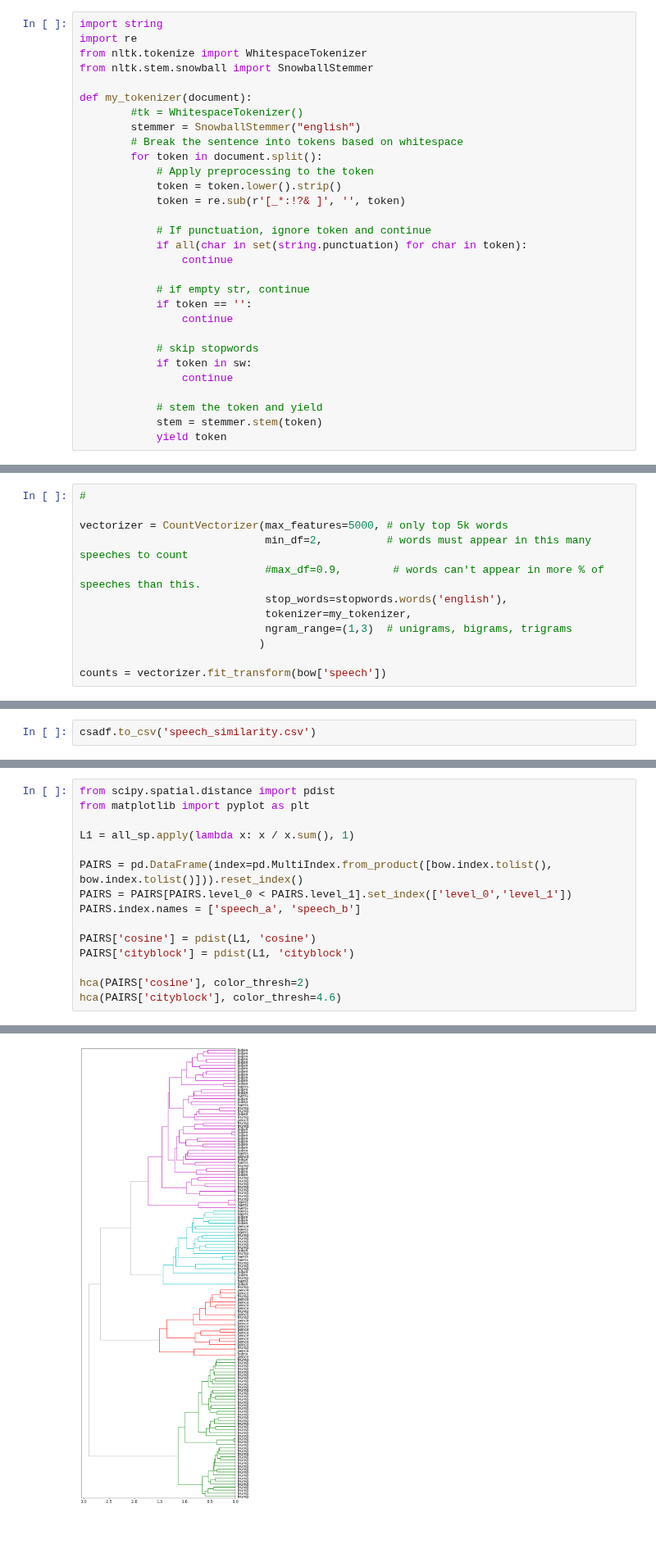
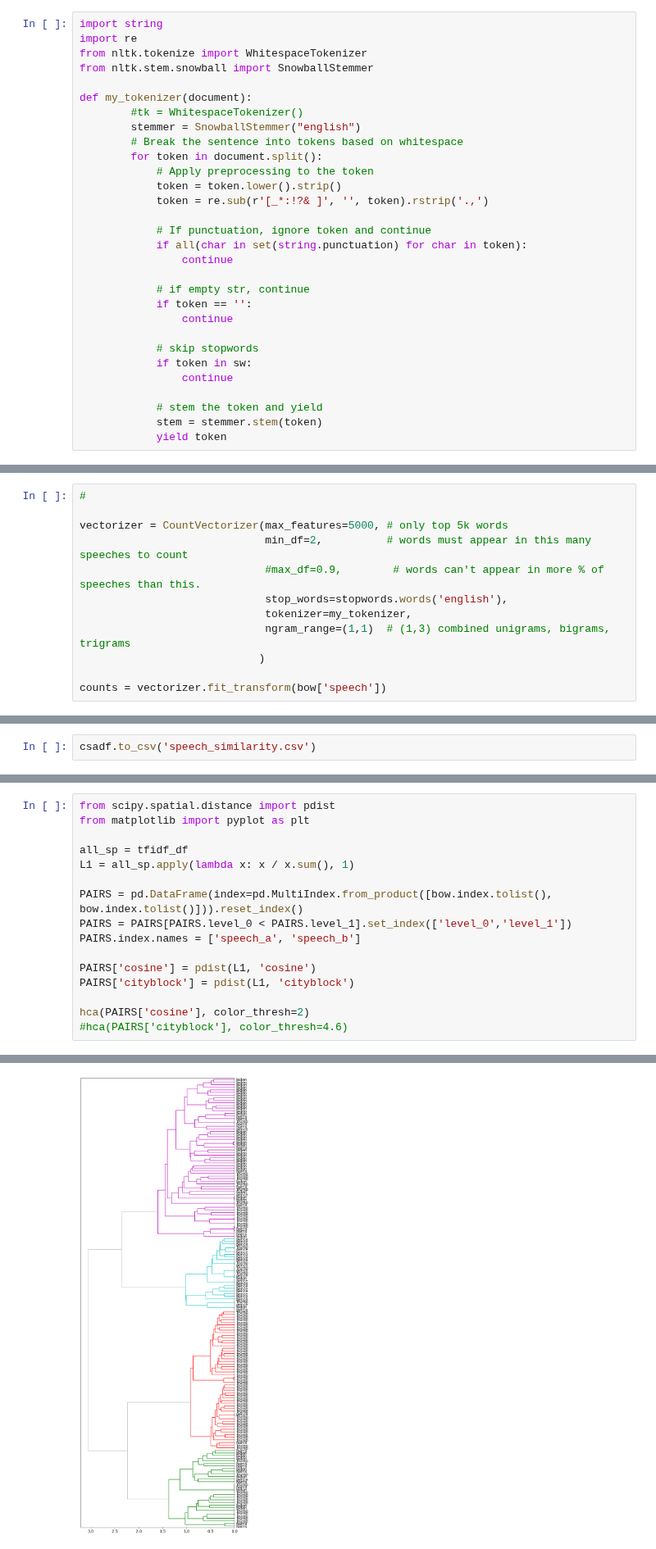
Before and after one commit to kfinity/capstone-speeches, a Jupyter notebook: top_tfidf_with_ngrams.ipynb, the cells around one changed output, grey strips where cells are left out. Shown at 82% size. Drawn from its saved outputs; the diff is of its cells as text.

```diff
--- a/top_tfidf_with_ngrams.ipynb
+++ b/top_tfidf_with_ngrams.ipynb
@@ -50,7 +50,7 @@ def my_tokenizer(document):
         for token in document.split():
             # Apply preprocessing to the token
             token = token.lower().strip()
-            token = re.sub(r'[_*:!?& ]', '', token)
+            token = re.sub(r'[_*:!?& ]', '', token).rstrip('.,')
 
             # If punctuation, ignore token and continue
             if all(char in set(string.punctuation) for char in token):
@@ -92,7 +92,7 @@ vectorizer = CountVectorizer(max_features=5000, # only top 5k words
                              #max_df=0.9,        # words can't appear in more % of speeches than this.
                              stop_words=stopwords.words('english'),
                              tokenizer=my_tokenizer,
-                             ngram_range=(1,3)  # unigrams, bigrams, trigrams
+                             ngram_range=(1,1)  # (1,3) combined unigrams, bigrams, trigrams
                             )
 
 counts = vectorizer.fit_transform(bow['speech'])
@@ -317,18 +294,19 @@ def hca(sims, linkage_method='ward', color_thresh=.3, figsize=(10, 30)):
 # %%
 from scipy.spatial.distance import pdist
 from matplotlib import pyplot as plt
 
+all_sp = tfidf_df
 L1 = all_sp.apply(lambda x: x / x.sum(), 1)
 
 PAIRS = pd.DataFrame(index=pd.MultiIndex.from_product([bow.index.tolist(), bow.index.tolist()])).reset_index()
 PAIRS = PAIRS[PAIRS.level_0 < PAIRS.level_1].set_index(['level_0','level_1'])
 PAIRS.index.names = ['speech_a', 'speech_b']
 
 PAIRS['cosine'] = pdist(L1, 'cosine')
 PAIRS['cityblock'] = pdist(L1, 'cityblock')
 
 hca(PAIRS['cosine'], color_thresh=2)
-hca(PAIRS['cityblock'], color_thresh=4.6)
+#hca(PAIRS['cityblock'], color_thresh=4.6)
 # %% [output]
 <Figure size 432x288 with 0 Axes>
-[figure, old version]
+[figure, new version]
```
Also changed, not shown: parts of 27 cells of this notebook, 10 other files.
